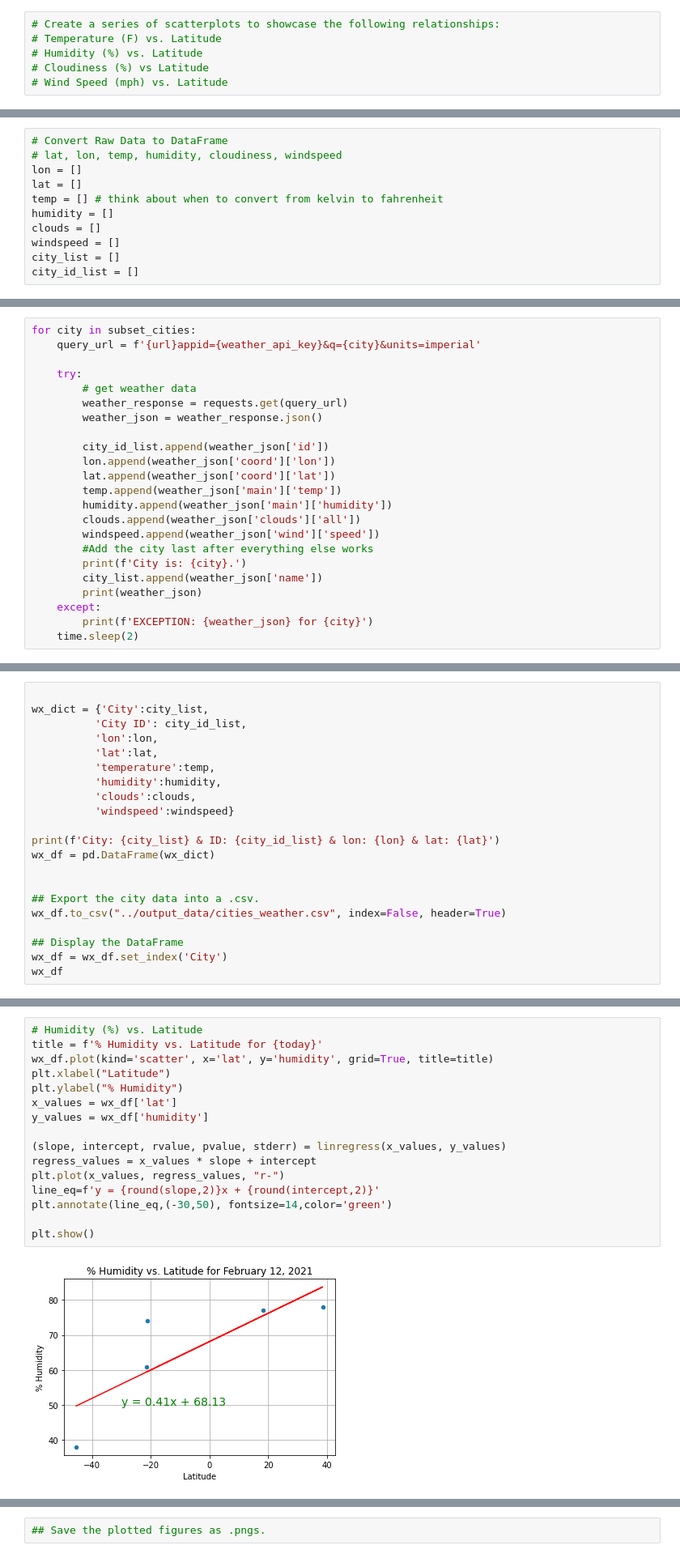
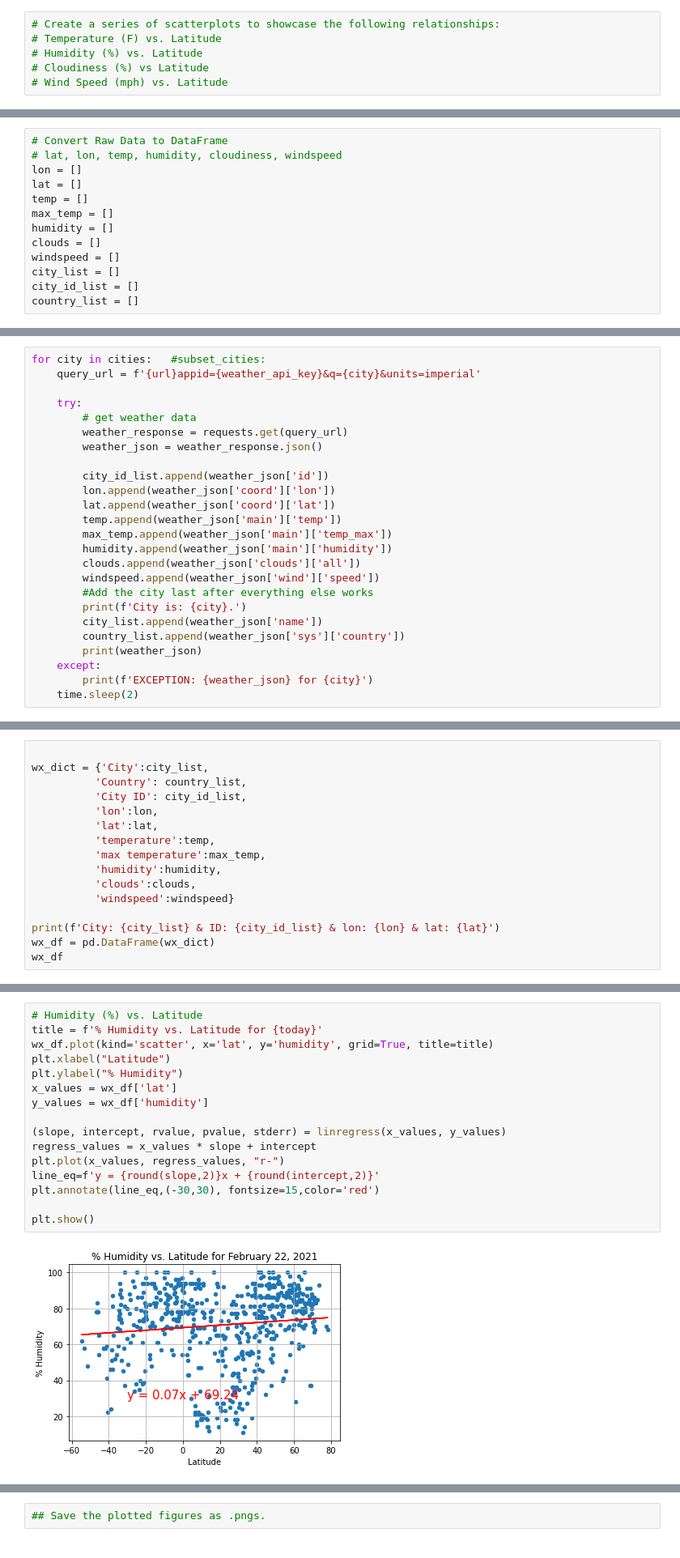
Before and after one commit to sharonpete/python-api-challenge, a Jupyter notebook: WeatherPy/WeatherPy.ipynb, the cells around one changed output, grey strips where cells are left out. Shown at 81% size. Saved outputs shown, nothing was run; the diff lists cells and outputs as text.

```diff
--- a/WeatherPy/WeatherPy.ipynb
+++ b/WeatherPy/WeatherPy.ipynb
@@ -88,12 +72,14 @@ subset_cities = [cities[0],cities[1],cities[2],cities[3],cities[4]]
 # lat, lon, temp, humidity, cloudiness, windspeed
 lon = []
 lat = []
-temp = [] # think about when to convert from kelvin to fahrenheit
+temp = []
+max_temp = []
 humidity = []
 clouds = []
 windspeed = []
 city_list = []
 city_id_list = []
+country_list = []
 # %%
 weather_response = requests.get(query_url)
 weather_json = weather_response.json()
@@ -103,5 +106,5 @@ weather_json['id']  #[id]
 # %%
-for city in subset_cities:
+for city in cities:   #subset_cities:
     query_url = f'{url}appid={weather_api_key}&q={city}&units=imperial'
 
     try:
@@ -113,12 +116,14 @@ for city in subset_cities:
         lon.append(weather_json['coord']['lon'])
         lat.append(weather_json['coord']['lat'])
         temp.append(weather_json['main']['temp'])
+        max_temp.append(weather_json['main']['temp_max'])
         humidity.append(weather_json['main']['humidity'])
         clouds.append(weather_json['clouds']['all'])
         windspeed.append(weather_json['wind']['speed'])
         #Add the city last after everything else works
         print(f'City is: {city}.')
         city_list.append(weather_json['name'])
+        country_list.append(weather_json['sys']['country'])
         print(weather_json)
     except:
         print(f'EXCEPTION: {weather_json} for {city}')
@@ -137,22 +149,17 @@ City is: te anau.
 # %%
 
 wx_dict = {'City':city_list,
+          'Country': country_list,
           'City ID': city_id_list,
           'lon':lon,
           'lat':lat,
           'temperature':temp,
+          'max temperature':max_temp,
           'humidity':humidity,
           'clouds':clouds,
           'windspeed':windspeed}
 
 print(f'City: {city_list} & ID: {city_id_list} & lon: {lon} & lat: {lat}')
 wx_df = pd.DataFrame(wx_dict)
-
-
-## Export the city data into a .csv.
-wx_df.to_csv("../output_data/cities_weather.csv", index=False, header=True)
-
-## Display the DataFrame
-wx_df = wx_df.set_index('City')
 wx_df
 # %% [output]
@@ -209,21 +244,21 @@ plt.show()
 # %%
 # Humidity (%) vs. Latitude
 title = f'% Humidity vs. Latitude for {today}'
 wx_df.plot(kind='scatter', x='lat', y='humidity', grid=True, title=title)
 plt.xlabel("Latitude")
 plt.ylabel("% Humidity")
 x_values = wx_df['lat']
 y_values = wx_df['humidity']
 
 (slope, intercept, rvalue, pvalue, stderr) = linregress(x_values, y_values)
 regress_values = x_values * slope + intercept
 plt.plot(x_values, regress_values, "r-")
 line_eq=f'y = {round(slope,2)}x + {round(intercept,2)}'
-plt.annotate(line_eq,(-30,50), fontsize=14,color='green')
+plt.annotate(line_eq,(-30,30), fontsize=15,color='red')
 
 plt.show()
 # %% [output]
-[figure, old version]
+[figure, new version]
 # %%
 # Cloudiness (%) vs Latitude
 title = f'Cloudiness (%) vs. Latitude for {today}'
```
Also changed, not shown: parts of 22 cells of this notebook, 2 other files.
